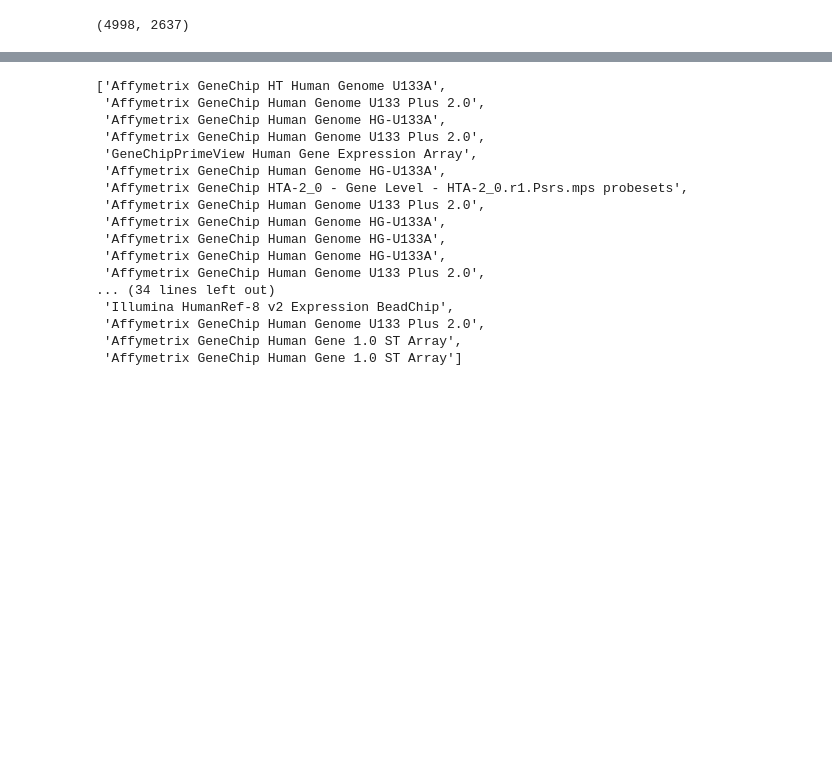
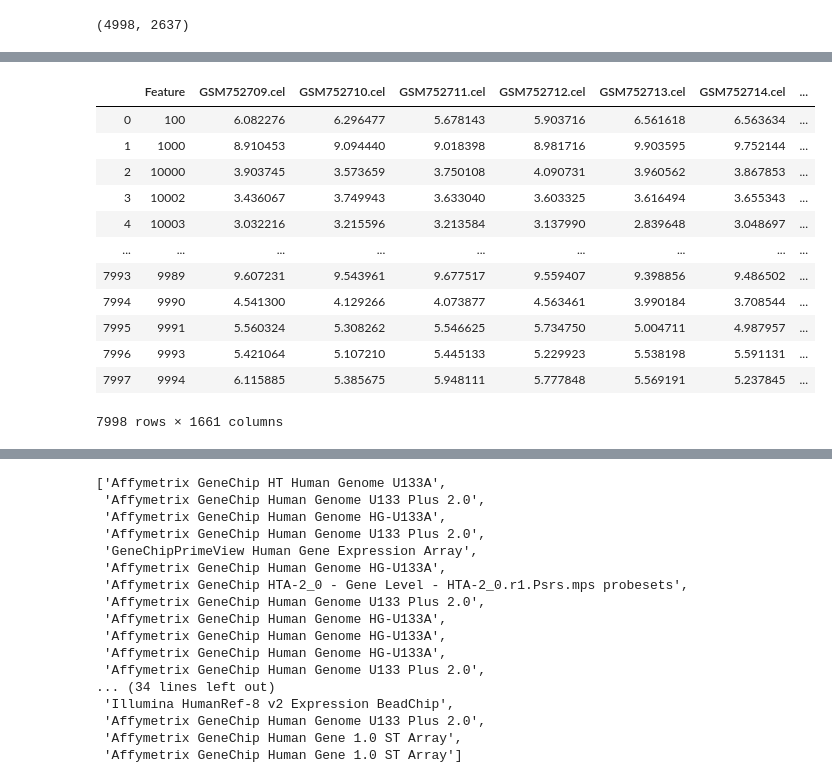
Before and after one commit to farhad-zare/Endo-Gene-, a Jupyter notebook: Optimal/optimization.ipynb, the cells around one changed output, grey strips where cells are left out. Drawn from its saved outputs; the diff is of its cells as text; code cells hidden in the pictures; blank space fills up the shorter version.

```diff
--- a/Optimal/optimization.ipynb
+++ b/Optimal/optimization.ipynb
@@ -124,0 +139,16 @@ plt.show()
+# %%
+T[80]
+# %% [output]
+|  | Feature | GSM752709.cel | GSM752710.cel | GSM752711.cel | GSM752712.cel | GSM752713.cel | GSM752714.cel | ... |
+| 0 | 100 | 6.082276 | 6.296477 | 5.678143 | 5.903716 | 6.561618 | 6.563634 | ... |
+| 1 | 1000 | 8.910453 | 9.094440 | 9.018398 | 8.981716 | 9.903595 | 9.752144 | ... |
+| 2 | 10000 | 3.903745 | 3.573659 | 3.750108 | 4.090731 | 3.960562 | 3.867853 | ... |
+| 3 | 10002 | 3.436067 | 3.749943 | 3.633040 | 3.603325 | 3.616494 | 3.655343 | ... |
+| 4 | 10003 | 3.032216 | 3.215596 | 3.213584 | 3.137990 | 2.839648 | 3.048697 | ... |
+| ... | ... | ... | ... | ... | ... | ... | ... | ... |
+| 7993 | 9989 | 9.607231 | 9.543961 | 9.677517 | 9.559407 | 9.398856 | 9.486502 | ... |
+| 7994 | 9990 | 4.541300 | 4.129266 | 4.073877 | 4.563461 | 3.990184 | 3.708544 | ... |
+| 7995 | 9991 | 5.560324 | 5.308262 | 5.546625 | 5.734750 | 5.004711 | 4.987957 | ... |
+| 7996 | 9993 | 5.421064 | 5.107210 | 5.445133 | 5.229923 | 5.538198 | 5.591131 | ... |
+| 7997 | 9994 | 6.115885 | 5.385675 | 5.948111 | 5.777848 | 5.569191 | 5.237845 | ... |
+7998 rows × 1661 columns
```
Also changed, not shown: parts of 16 cells of this notebook, 2 other files.
